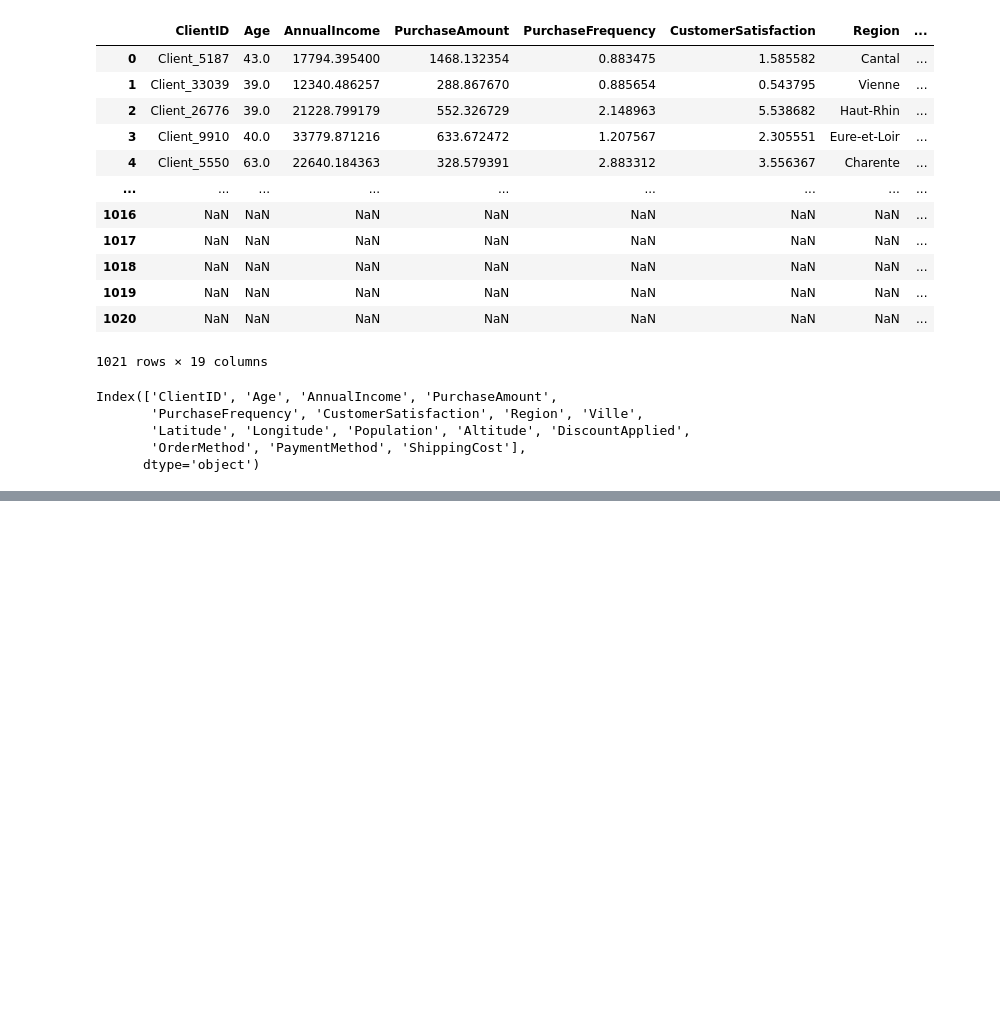
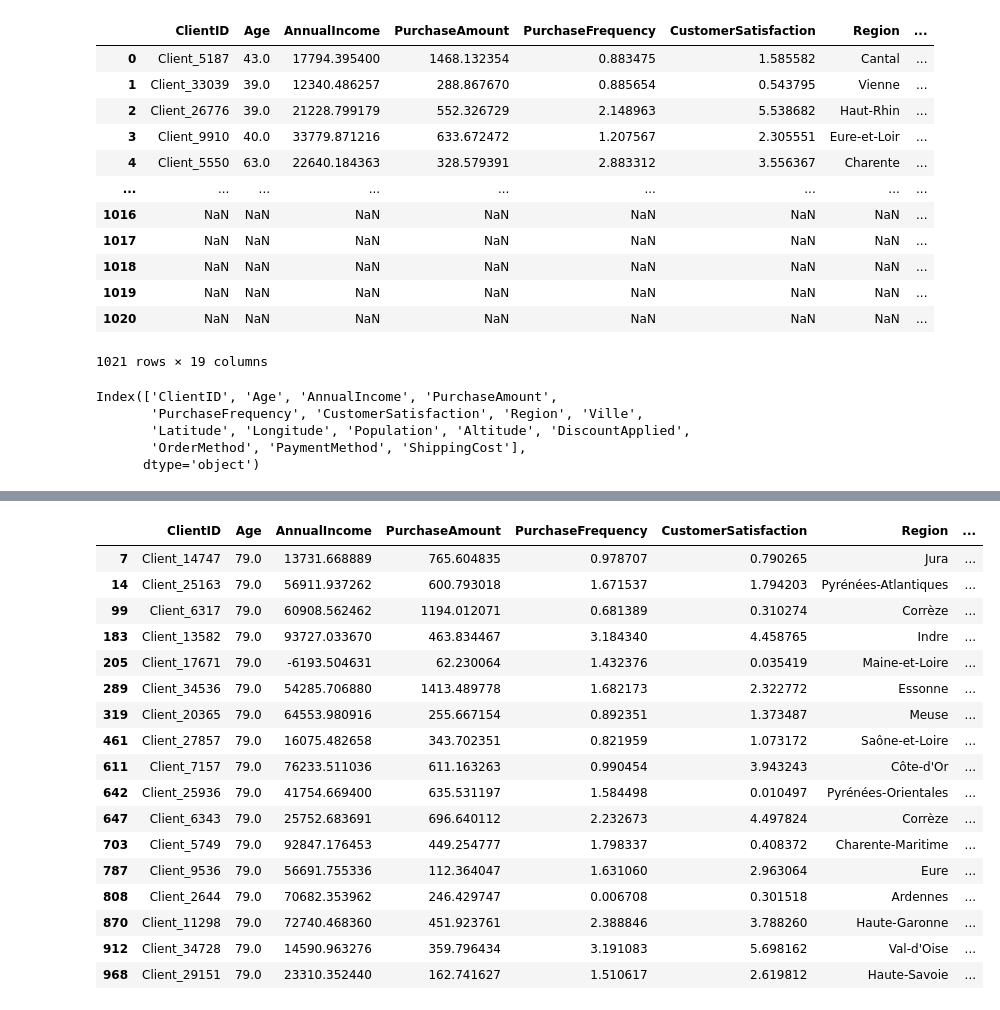
Before and after one commit to yzpt/module_pandas_B2, a Jupyter notebook: 7.0.mon_EDA.ipynb, the cells around one changed output, grey strips where cells are left out. Cells and saved outputs as stored; diff of their text form; code cells hidden in the pictures; blank space fills up the shorter version.

```diff
--- a/7.0.mon_EDA.ipynb
+++ b/7.0.mon_EDA.ipynb
@@ -903,0 +1088,23 @@ age_correlation
+# %%
+# Filtrer en fonction des quantiles :
+# Afficher les lignes avec des valeurs d'ages supérieures au 98ème quantile (.98)
+df_clients[df_clients['Age'] > df_clients['Age'].quantile(0.98)]
+# %% [output]
+|  | ClientID | Age | AnnualIncome | PurchaseAmount | PurchaseFrequency | CustomerSatisfaction | Region | ... |
+| 7 | Client_14747 | 79.0 | 13731.668889 | 765.604835 | 0.978707 | 0.790265 | Jura | ... |
+| 14 | Client_25163 | 79.0 | 56911.937262 | 600.793018 | 1.671537 | 1.794203 | Pyrénées-Atlantiques | ... |
+| 99 | Client_6317 | 79.0 | 60908.562462 | 1194.012071 | 0.681389 | 0.310274 | Corrèze | ... |
+| 183 | Client_13582 | 79.0 | 93727.033670 | 463.834467 | 3.184340 | 4.458765 | Indre | ... |
+| 205 | Client_17671 | 79.0 | -6193.504631 | 62.230064 | 1.432376 | 0.035419 | Maine-et-Loire | ... |
+| 289 | Client_34536 | 79.0 | 54285.706880 | 1413.489778 | 1.682173 | 2.322772 | Essonne | ... |
+| 319 | Client_20365 | 79.0 | 64553.980916 | 255.667154 | 0.892351 | 1.373487 | Meuse | ... |
+| 461 | Client_27857 | 79.0 | 16075.482658 | 343.702351 | 0.821959 | 1.073172 | Saône-et-Loire | ... |
+| 611 | Client_7157 | 79.0 | 76233.511036 | 611.163263 | 0.990454 | 3.943243 | Côte-d'Or | ... |
+| 642 | Client_25936 | 79.0 | 41754.669400 | 635.531197 | 1.584498 | 0.010497 | Pyrénées-Orientales | ... |
+| 647 | Client_6343 | 79.0 | 25752.683691 | 696.640112 | 2.232673 | 4.497824 | Corrèze | ... |
+| 703 | Client_5749 | 79.0 | 92847.176453 | 449.254777 | 1.798337 | 0.408372 | Charente-Maritime | ... |
+| 787 | Client_9536 | 79.0 | 56691.755336 | 112.364047 | 1.631060 | 2.963064 | Eure | ... |
+| 808 | Client_2644 | 79.0 | 70682.353962 | 246.429747 | 0.006708 | 0.301518 | Ardennes | ... |
+| 870 | Client_11298 | 79.0 | 72740.468360 | 451.923761 | 2.388846 | 3.788260 | Haute-Garonne | ... |
+| 912 | Client_34728 | 79.0 | 14590.963276 | 359.796434 | 3.191083 | 5.698162 | Val-d'Oise | ... |
+| 968 | Client_29151 | 79.0 | 23310.352440 | 162.741627 | 1.510617 | 2.619812 | Haute-Savoie | ... |
```
Also changed, not shown: parts of 20 cells of this notebook.
